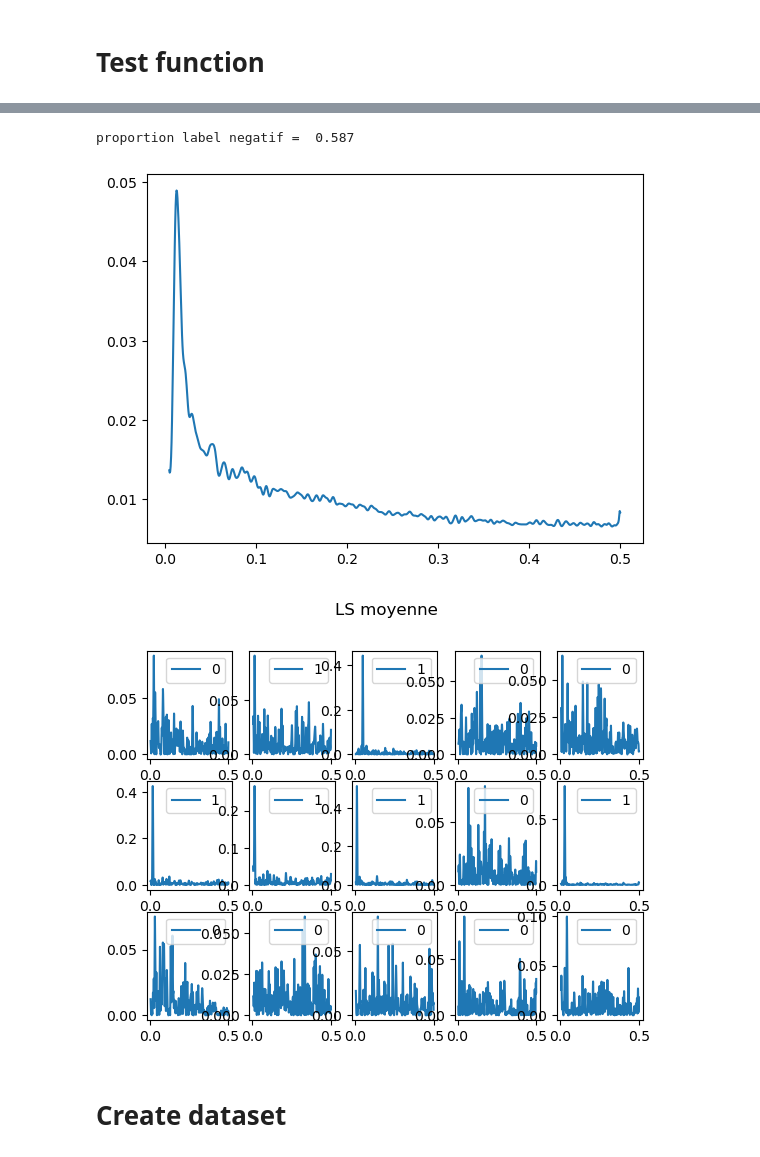
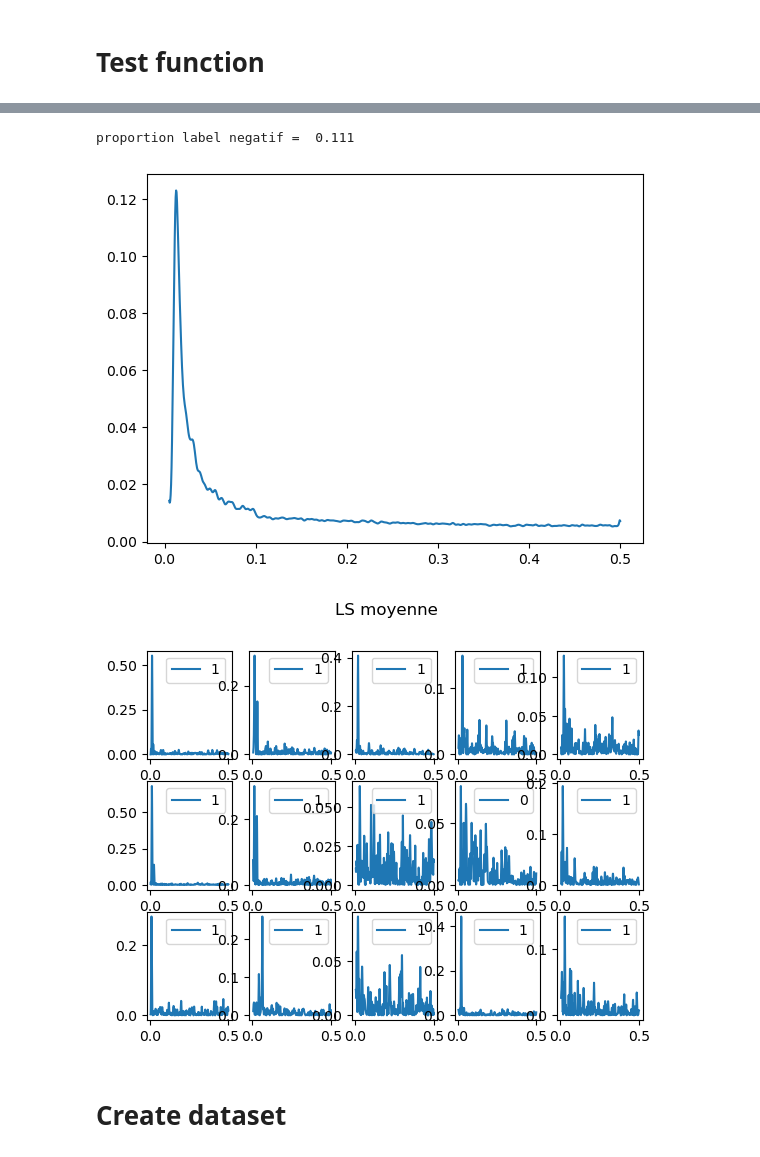
Before and after one commit to hugokerino/Stage_R-V, a Jupyter notebook: Create_set_basic.ipynb, the cells around one changed output, grey strips where cells are left out. Drawn from its saved outputs; the diff is of its cells as text; code cells hidden in the pictures.

```diff
--- a/Create_set_basic.ipynb
+++ b/Create_set_basic.ipynb
@@ -106,7 +106,7 @@ def generate_regular_data_H0(params_gr, params_act, t):
     # =========================================================================
     # Generate the intrincsic errors
     eb = np.random.normal(loc= 3, scale = 0.3, size=len(t)) # m/s
-    if (eb < 0) : eb = np.where(eb<0, 1.5, eb)
+    if (any(eb < 0)) : eb = np.where(eb<0, 1.5, eb)
     yerr = np.random.normal(loc=0, scale=eb, size=len(t)) # this has to be defined according to the paper
     #print('std(yerr) = %f m/s'%np.std(yerr))
 
@@ -127,7 +127,7 @@ def generate_planete(t, params_pl):
 
 def generate_data(t,dt,Ttot,freq,params_gr,nbr_planete):
 
-    Prot = random.randint(10,90)#62 # days -- Prot to be chosen randomly in HARPS sample (see paper)
+    Prot = random.randint(5,90)#62 # days -- Prot to be chosen randomly in HARPS sample (see paper)
 
     amp  = gamma.rvs(2.0, 0.5)
     epsilon = uniform.rvs(0.5, 1)
@@ -217,5 +217,5 @@ label : 0
 # %%
-planete = 1
+planete = 4
 
 LS = []
 Maxs = []
@@ -224,42 +224,42 @@ Label = []
 
 #Simu
 
-A1, A2, A3  = 0.027, 0.003, 0.3*1e-3# m/s
+A1, A2, A3  = 0.027*1e6, 0.003*1e6, 0.3*1e-3*1e6# m/s
 B1, B2, B3  = 7.4*3600, 1.2*3600, 17.9*60 # seconds
 C1, C2, C3  = 3.1, 3.9, 8.9 # dimensionless
 AL, Gm, nu0 = 2.6*1e-3, 0.36*1e-3, 2.4*1e-3 # (m/s), Hz, Hz
 cste        = 1.4e-4 # (m/s)**2/Hz
 
 params_gr = [A1, A2, A3, B1, B2, B3, C1, C2, C3, AL, Gm, nu0, cste]
 
 N = 1000
 for i in range(N):
     ls, maxs, label, params_act = generate_data(t,dt,Ttot,freq, params_gr,planete)
     LS.append(ls)
     Maxs.append(maxs)
     Label.append(label)
 
 print("proportion label negatif = ",(Label.count(0)/N) )
 
 
 lsmoy = np.mean(LS, axis = 0)
 
 #plot mean LS
 plt.figure()
 plt.plot(freq,lsmoy)
 
 plt.figure()
 plt.suptitle("LS moyenne")
 k = 1
 for i in range(3):
     for j in range(5):
         ind = random.randint(0,(N-1))
         plt.subplot(3,5,k), plt.plot(freq, LS[ind],label = Label[ind]), plt.legend()
         k+=1
 # %% [output]
-proportion label negatif =  0.587
+proportion label negatif =  0.111
-[figure, old version]
+[figure, new version]
-[figure, old version]
+[figure, new version]
 # %% [markdown]
 # Create dataset
 # %%
```
Also changed, not shown: parts of 8 cells of this notebook, 2 other files.
